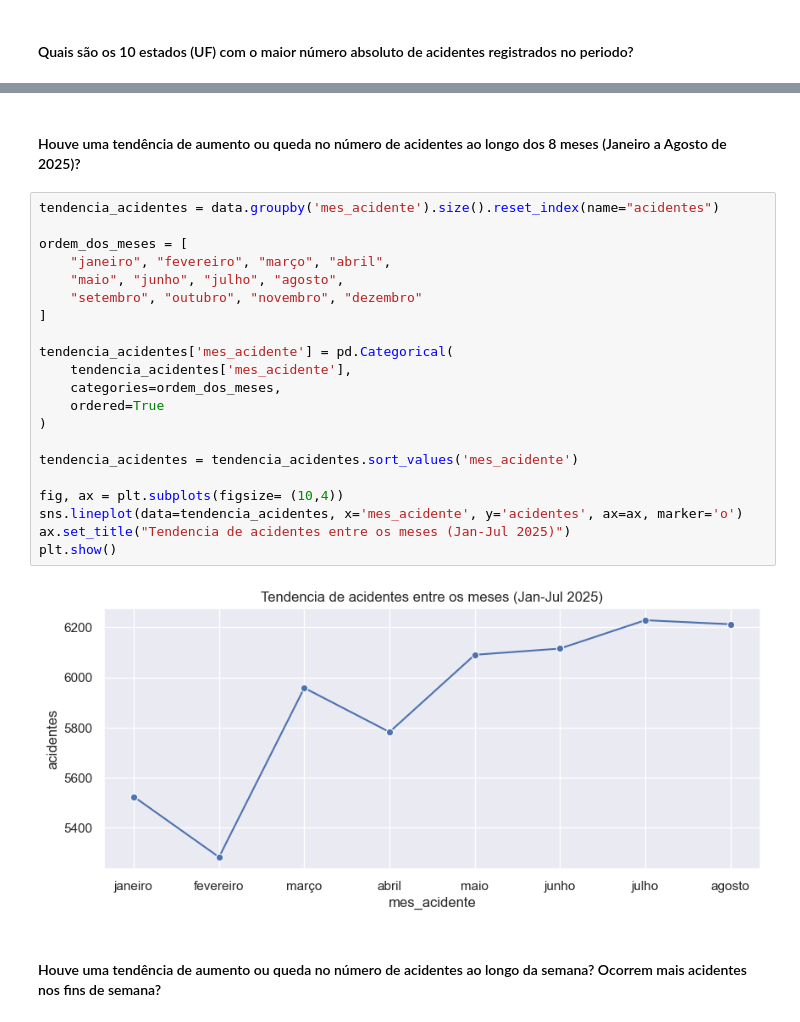
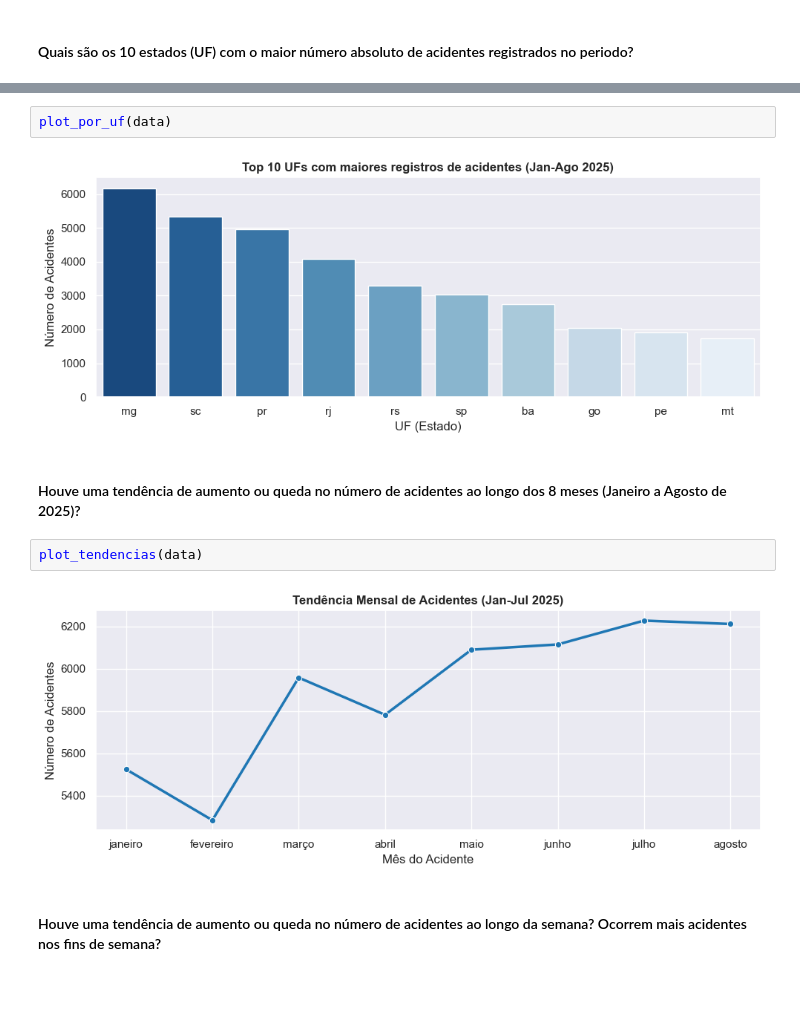
Before and after one commit to RyanRibeiroM/DataScience, a Jupyter notebook: notebooks/T2-exploratory_data_analysis.ipynb, the cells around one changed output, grey strips where cells are left out. Drawn from its saved outputs; the diff is of its cells as text; blank space fills up the shorter version.

```diff
--- a/notebooks/T2-exploratory_data_analysis.ipynb
+++ b/notebooks/T2-exploratory_data_analysis.ipynb
@@ -216,28 +221,13 @@ plt.show()
+# %%
+plot_por_uf(data)
+# %% [output]
+[figure, added]
 # %% [markdown]
 #### Houve uma tendência de aumento ou queda no número de acidentes ao longo dos 8 meses (Janeiro a Agosto de 2025)?
 # %%
-tendencia_acidentes = data.groupby('mes_acidente').size().reset_index(name="acidentes")
-
-ordem_dos_meses = [
-    "janeiro", "fevereiro", "março", "abril",
-    "maio", "junho", "julho", "agosto",
-    "setembro", "outubro", "novembro", "dezembro"
-]
-
-tendencia_acidentes['mes_acidente'] = pd.Categorical(
-    tendencia_acidentes['mes_acidente'],
-    categories=ordem_dos_meses,
-    ordered=True
-)
-
-tendencia_acidentes = tendencia_acidentes.sort_values('mes_acidente')
-
-fig, ax = plt.subplots(figsize= (10,4))
-sns.lineplot(data=tendencia_acidentes, x='mes_acidente', y='acidentes', ax=ax, marker='o')
-ax.set_title("Tendencia de acidentes entre os meses (Jan-Jul 2025)")
-plt.show()
+plot_tendencias(data)
 # %% [output]
-[figure, old version]
+[figure, new version]
 # %% [markdown]
 #### Houve uma tendência de aumento ou queda no número de acidentes ao longo da semana? Ocorrem mais acidentes nos fins de semana?
 # %%
```
Also changed, not shown: parts of 21 cells of this notebook, 1 other file.
